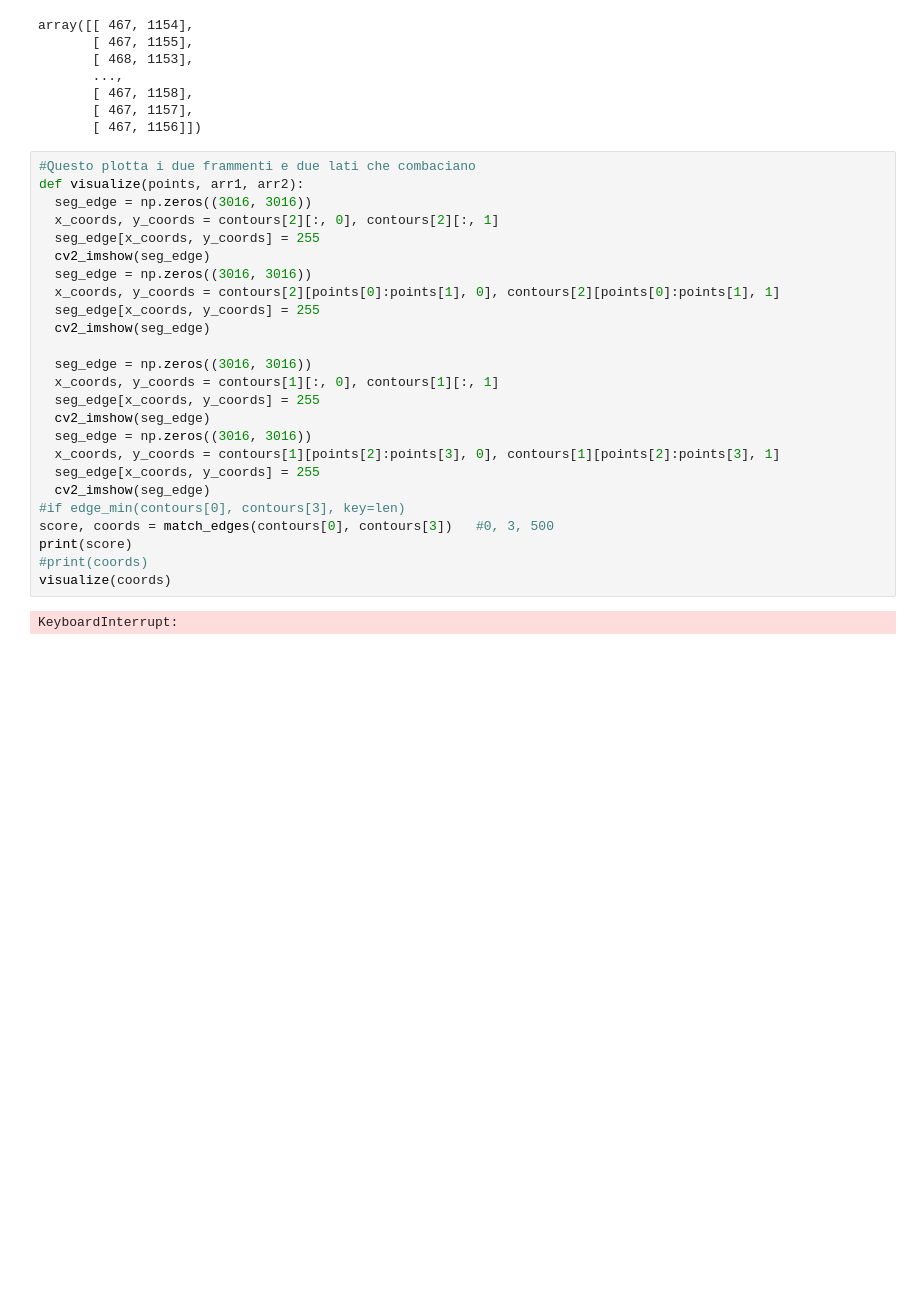
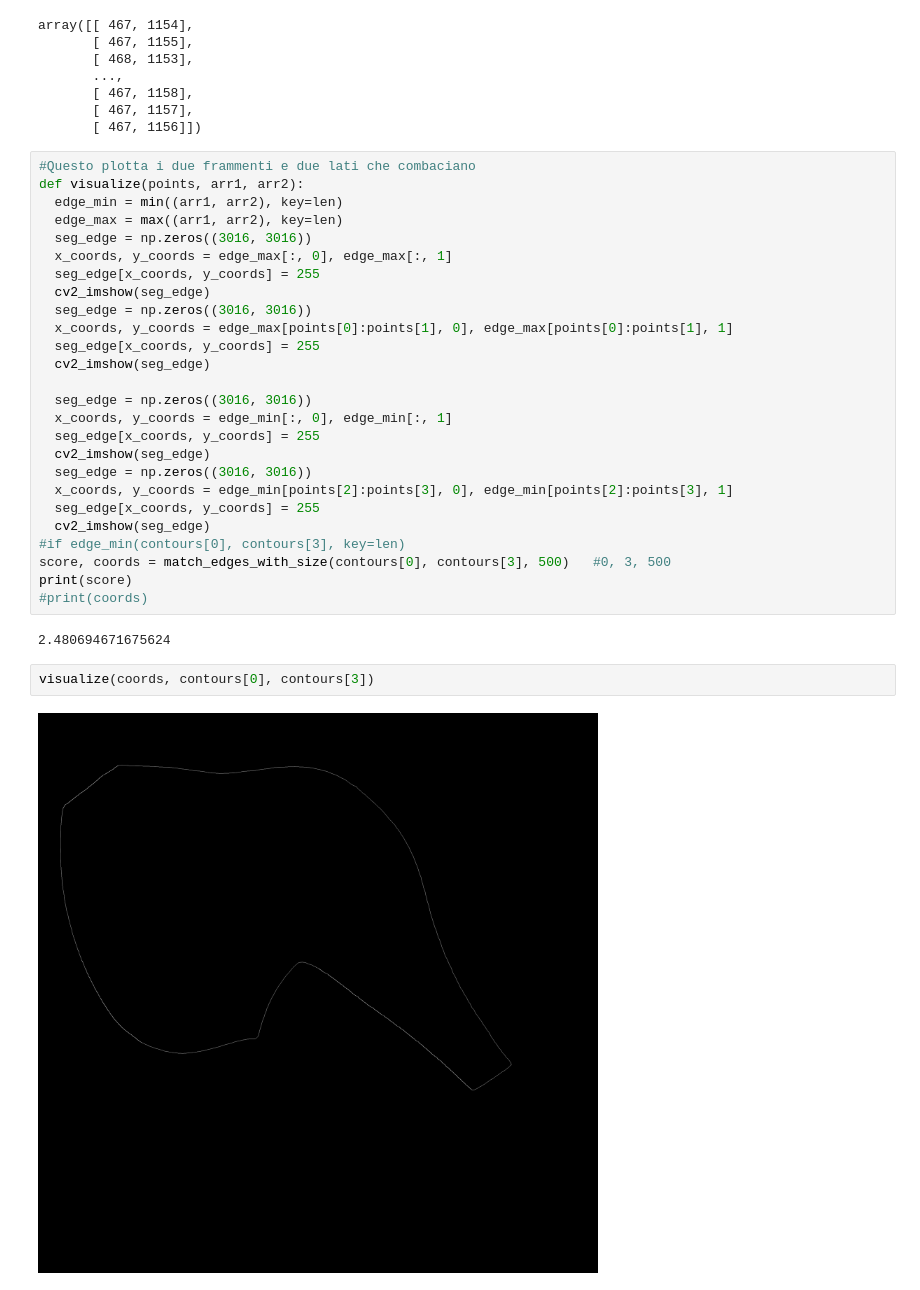
Before and after one commit to Totti00/VA_Project, a Jupyter notebook: VA_project.ipynb, the cells around one changed output. Cells and saved outputs as stored; diff of their text form; blank space fills up the shorter version.

```diff
--- a/VA_project.ipynb
+++ b/VA_project.ipynb
@@ -479,27 +460,32 @@ array([[ 467, 1154],
 # %%
 #Questo plotta i due frammenti e due lati che combaciano
 def visualize(points, arr1, arr2):
+  edge_min = min((arr1, arr2), key=len)
+  edge_max = max((arr1, arr2), key=len)
   seg_edge = np.zeros((3016, 3016))
-  x_coords, y_coords = contours[2][:, 0], contours[2][:, 1]
+  x_coords, y_coords = edge_max[:, 0], edge_max[:, 1]
   seg_edge[x_coords, y_coords] = 255
   cv2_imshow(seg_edge)
   seg_edge = np.zeros((3016, 3016))
-  x_coords, y_coords = contours[2][points[0]:points[1], 0], contours[2][points[0]:points[1], 1]
+  x_coords, y_coords = edge_max[points[0]:points[1], 0], edge_max[points[0]:points[1], 1]
   seg_edge[x_coords, y_coords] = 255
   cv2_imshow(seg_edge)
 
   seg_edge = np.zeros((3016, 3016))
-  x_coords, y_coords = contours[1][:, 0], contours[1][:, 1]
+  x_coords, y_coords = edge_min[:, 0], edge_min[:, 1]
   seg_edge[x_coords, y_coords] = 255
   cv2_imshow(seg_edge)
   seg_edge = np.zeros((3016, 3016))
-  x_coords, y_coords = contours[1][points[2]:points[3], 0], contours[1][points[2]:points[3], 1]
+  x_coords, y_coords = edge_min[points[2]:points[3], 0], edge_min[points[2]:points[3], 1]
   seg_edge[x_coords, y_coords] = 255
   cv2_imshow(seg_edge)
 #if edge_min(contours[0], contours[3], key=len)
-score, coords = match_edges(contours[0], contours[3])   #0, 3, 500
+score, coords = match_edges_with_size(contours[0], contours[3], 500)   #0, 3, 500
 print(score)
 #print(coords)
-visualize(coords)
 # %% [output]
-KeyboardInterrupt:
+2.480694671675624
+# %%
+visualize(coords, contours[0], contours[3])
+# %% [output]
+[figure, added]
```
Also changed, not shown: parts of 9 cells of this notebook.
